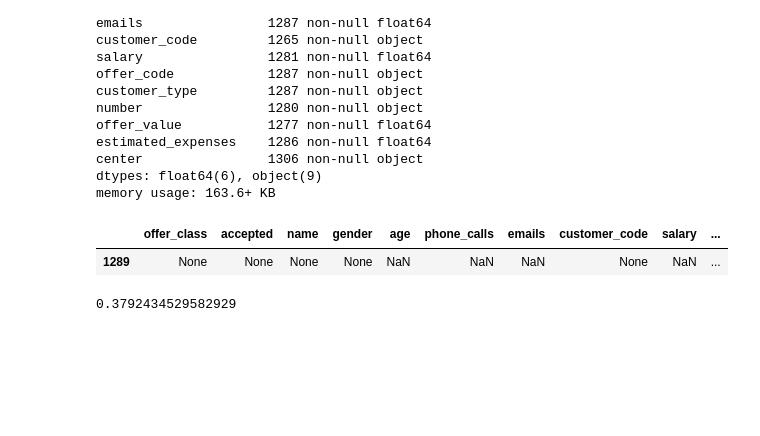
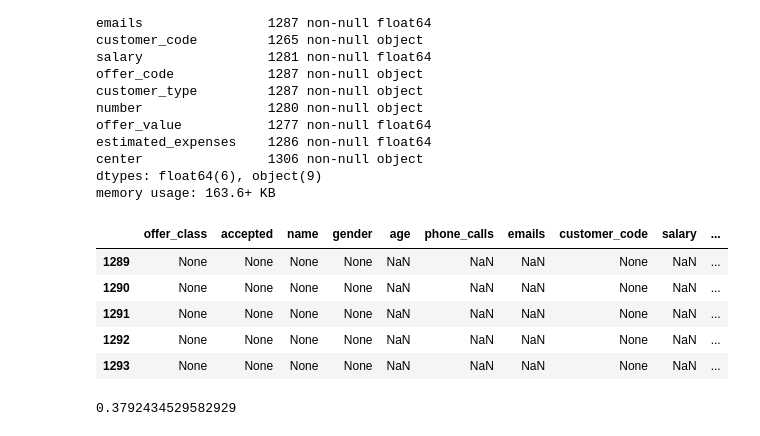
Before and after one commit to mjasieczko/new_offer_success_predictor, a Jupyter notebook: notebooks/1_Research.ipynb, the cells around one changed output. Drawn from its saved outputs; the diff is of its cells as text; code cells hidden in the pictures; blank space fills up the shorter version.

```diff
--- a/notebooks/1_Research.ipynb
+++ b/notebooks/1_Research.ipynb
@@ -69,10 +69,14 @@ center                1306 non-null object
 dtypes: float64(6), object(9)
 memory usage: 163.6+ KB
 # %%
-initial_df[initial_df['accepted'].isna()][:1]
+initial_df[initial_df['accepted'].isna()][:5]
 # %% [output]
 |  | offer_class | accepted | name | gender | age | phone_calls | emails | customer_code | salary | ... |
 | 1289 | None | None | None | None | NaN | NaN | NaN | None | NaN | ... |
+| 1290 | None | None | None | None | NaN | NaN | NaN | None | NaN | ... |
+| 1291 | None | None | None | None | NaN | NaN | NaN | None | NaN | ... |
+| 1292 | None | None | None | None | NaN | NaN | NaN | None | NaN | ... |
+| 1293 | None | None | None | None | NaN | NaN | NaN | None | NaN | ... |
 # %%
 # 20 rows to drop as they are all empty (except of center column)
 # %%
```
Also changed, not shown: parts of 7 cells of this notebook, 3 other files.
